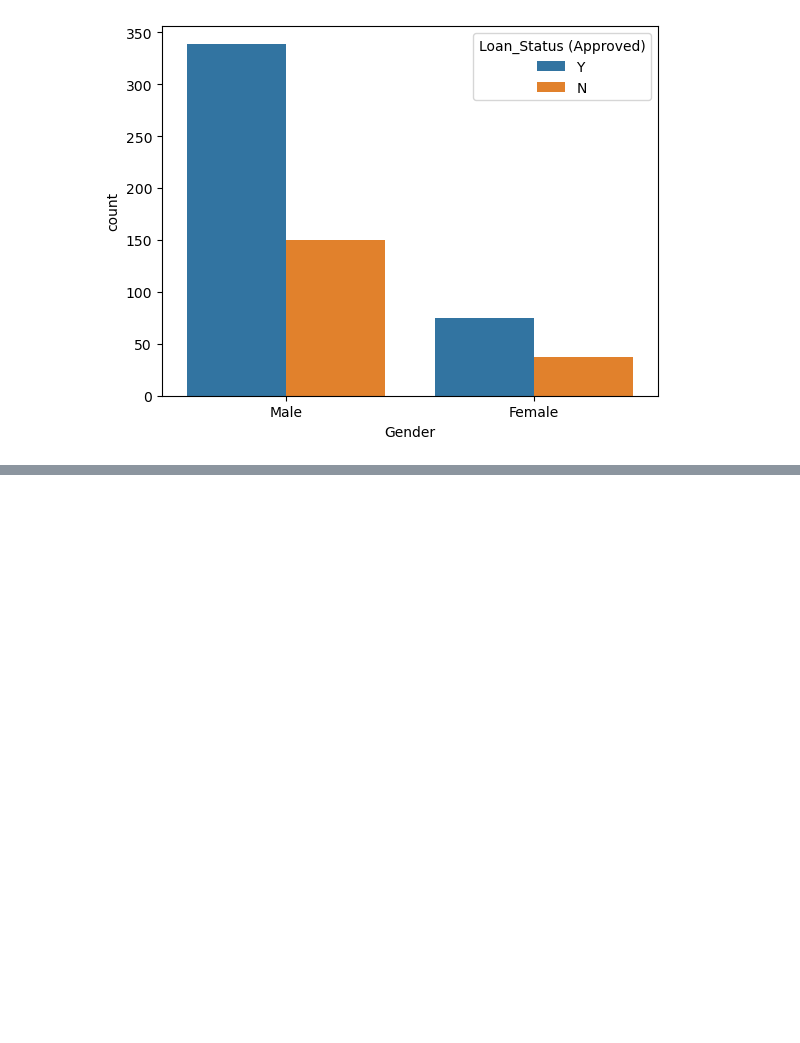
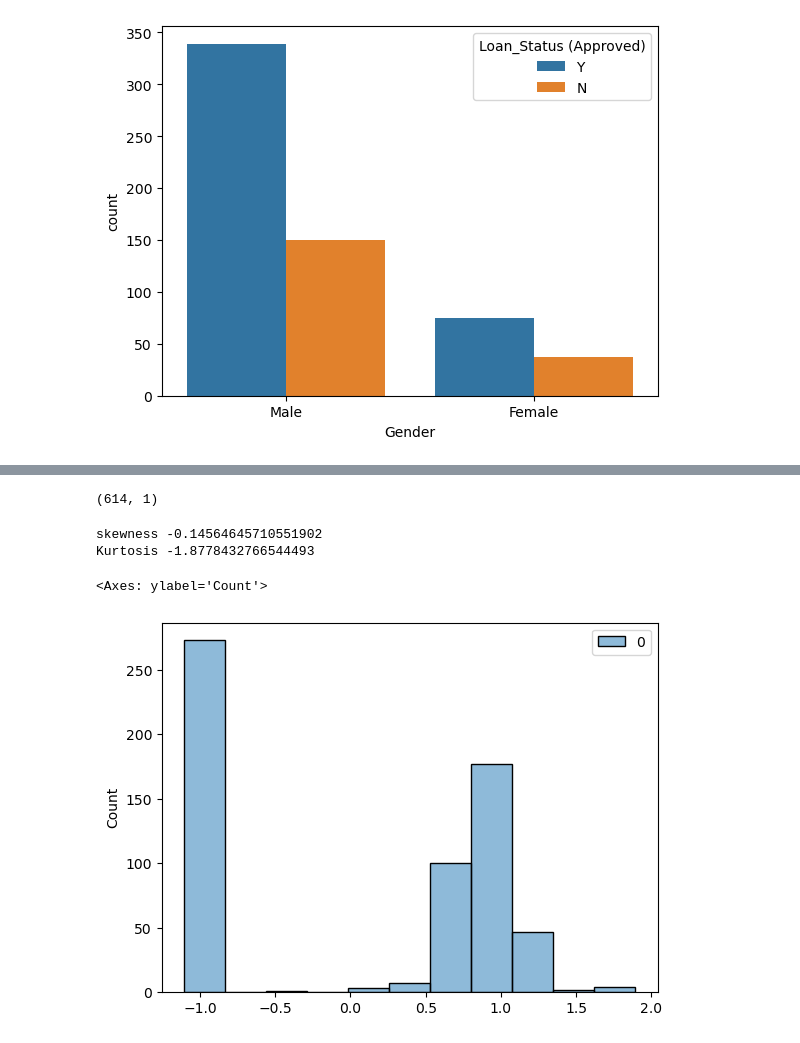
Before and after one commit to HarshaVardhan1375/Data_Analysis, a Jupyter notebook: data_analysis.ipynb, the cells around one changed output, grey strips where cells are left out. Cells and saved outputs as stored; diff of their text form; code cells hidden in the pictures; blank space fills up the shorter version.

```diff
--- a/data_analysis.ipynb
+++ b/data_analysis.ipynb
@@ -175,0 +547,16 @@ sns.countplot(x='Gender',data=data,hue='Loan_Status (Approved)')
+# %%
+la_transform=trans.fit_transform(data[['CoapplicantIncome']])
+la_transform.shape
+# %% [output]
+(614, 1)
+# %%
+print("skewness",pd.Series(la_transform.reshape(614,)).skew())
+print("Kurtosis",pd.Series(la_transform.reshape(614,)).kurtosis())
+# %% [output]
+skewness -0.14564645710551902
+Kurtosis -1.8778432766544493
+# %%
+sns.histplot(la_transform)
+# %% [output]
+<Axes: ylabel='Count'>
+[figure, added]
```
Also changed, not shown: parts of 29 cells of this notebook, 4 other files.
